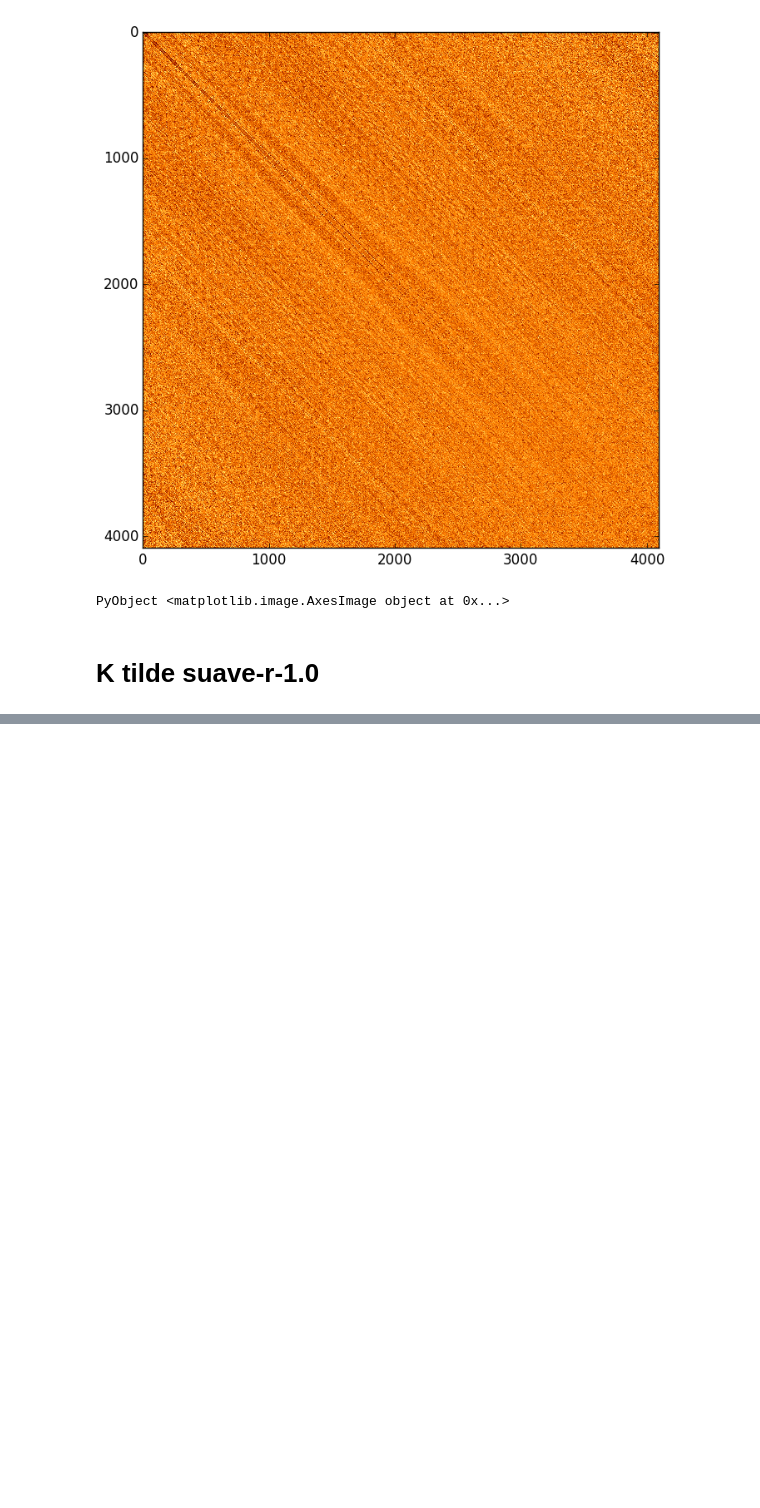
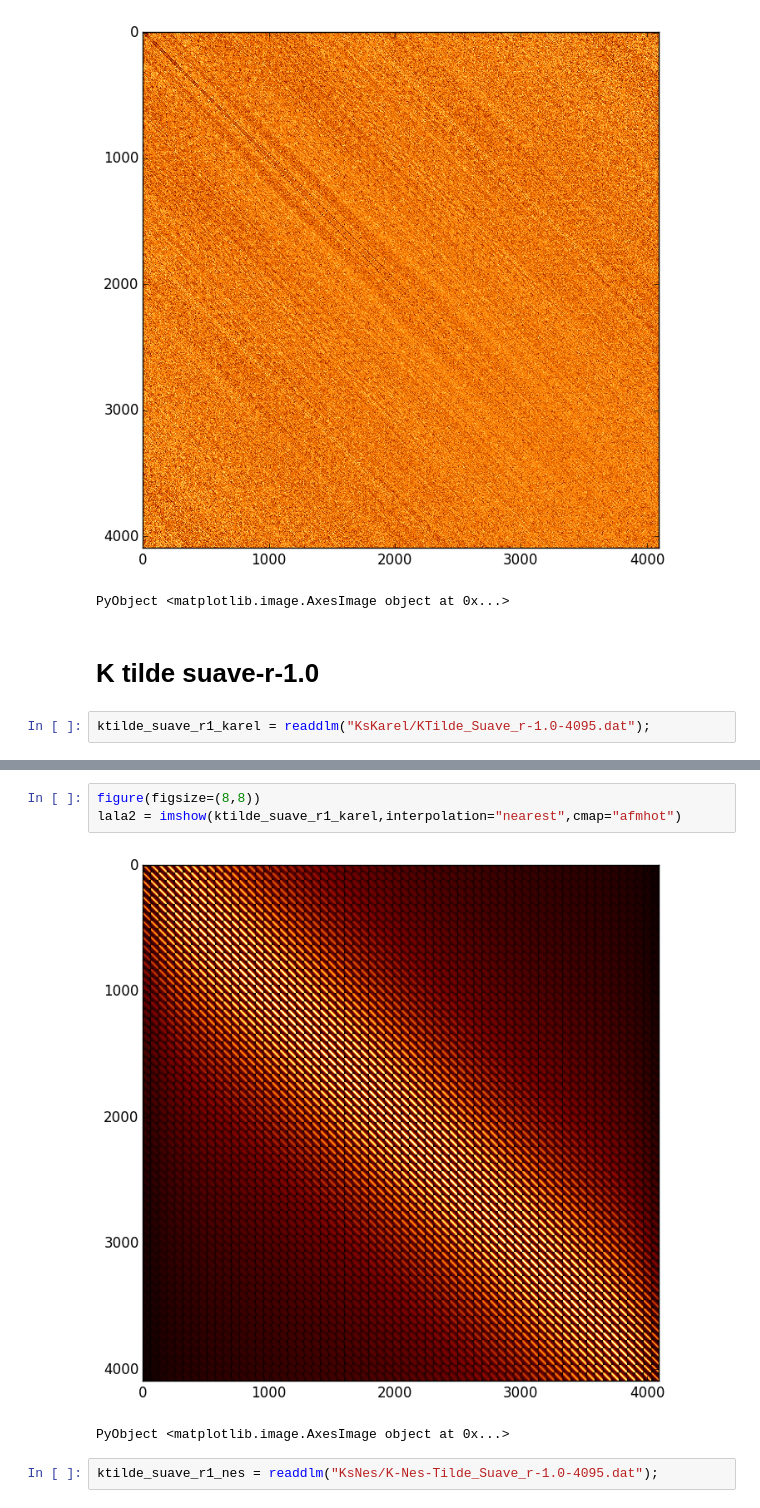
Before and after one commit to nestorcgk/Neuroscience, a Jupyter notebook: P2kCSDA/Resultados Finales.ipynb, the cells around one changed output, grey strips where cells are left out. Saved outputs shown, nothing was run; the diff lists cells and outputs as text; blank space fills up the shorter version.

Commit message:
tilde y todo

```diff
--- a/P2kCSDA/Resultados Finales.ipynb
+++ b/P2kCSDA/Resultados Finales.ipynb
@@ -110,3 +110,5 @@ lala2 = imshow(error_mat,interpolation="nearest",cmap="afmhot")
 PyObject <matplotlib.image.AxesImage object at 0x...>
 # %% [markdown]
 # K tilde suave-r-1.0
+# %%
+ktilde_suave_r1_karel = readdlm("KsKarel/KTilde_Suave_r-1.0-4095.dat");
@@ -112,0 +135,8 @@ PyObject <matplotlib.image.AxesImage object at 0x...>
+# %%
+figure(figsize=(8,8))
+lala2 = imshow(ktilde_suave_r1_karel,interpolation="nearest",cmap="afmhot")
+# %% [output]
+[figure, added]
+PyObject <matplotlib.image.AxesImage object at 0x...>
+# %%
+ktilde_suave_r1_nes = readdlm("KsNes/K-Nes-Tilde_Suave_r-1.0-4095.dat");
```
Also changed, not shown: parts of 8 cells of this notebook, 19 other files.
